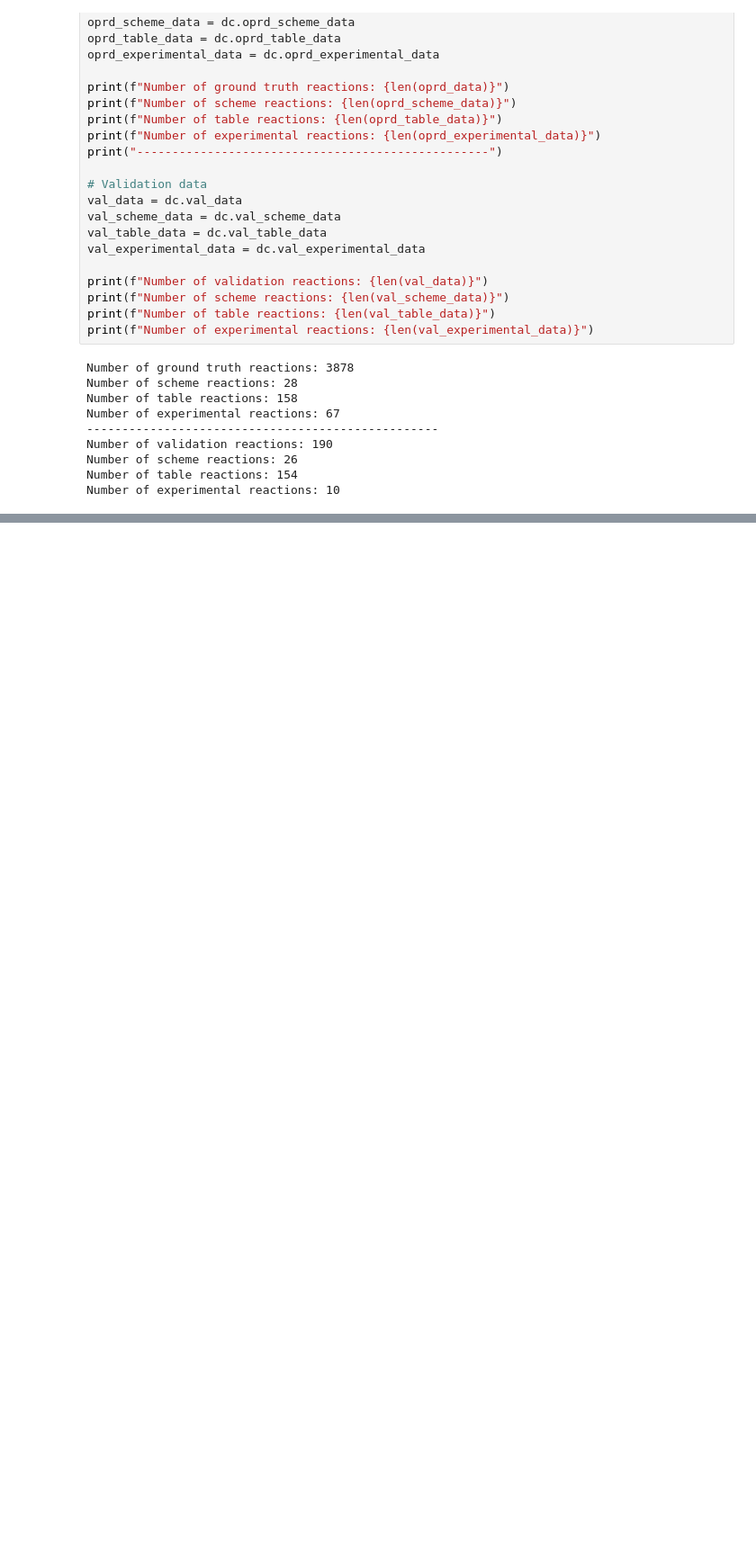
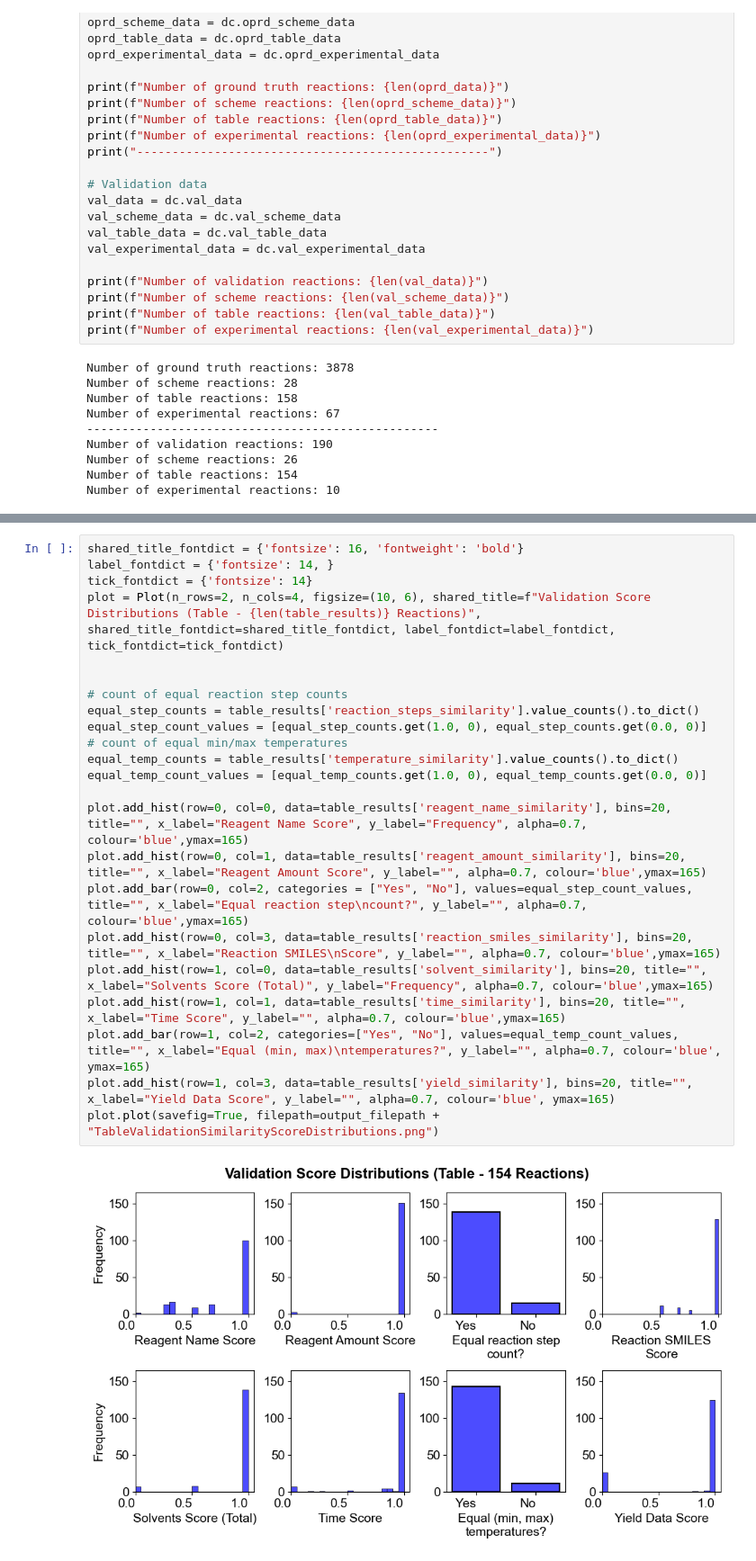
Before and after one commit to bdeadman/OPRD-100, a Jupyter notebook: notebooks/example_scoring.ipynb, the cells around one changed output, grey strips where cells are left out. Shown: that part at 90% size. Saved outputs shown, nothing was run; the diff lists cells and outputs as text; blank space fills up the shorter version.

```diff
--- a/notebooks/example_scoring.ipynb
+++ b/notebooks/example_scoring.ipynb
@@ -87,0 +211,25 @@ NameError: name 'oprd_counts_table' is not defined
+# %%
+shared_title_fontdict = {'fontsize': 16, 'fontweight': 'bold'}
+label_fontdict = {'fontsize': 14, }
+tick_fontdict = {'fontsize': 14}
+plot = Plot(n_rows=2, n_cols=4, figsize=(10, 6), shared_title=f"Validation Score Distributions (Table - {len(table_results)} Reactions)", shared_title_fontdict=shared_title_fontdict, label_fontdict=label_fontdict, tick_fontdict=tick_fontdict)
+
+
+# count of equal reaction step counts
+equal_step_counts = table_results['reaction_steps_similarity'].value_counts().to_dict()
+equal_step_count_values = [equal_step_counts.get(1.0, 0), equal_step_counts.get(0.0, 0)]
+# count of equal min/max temperatures
+equal_temp_counts = table_results['temperature_similarity'].value_counts().to_dict()
+equal_temp_count_values = [equal_temp_counts.get(1.0, 0), equal_temp_counts.get(0.0, 0)]
+
+plot.add_hist(row=0, col=0, data=table_results['reagent_name_similarity'], bins=20, title="", x_label="Reagent Name Score", y_label="Frequency", alpha=0.7, colour='blue',ymax=165)
+plot.add_hist(row=0, col=1, data=table_results['reagent_amount_similarity'], bins=20, title="", x_label="Reagent Amount Score", y_label="", alpha=0.7, colour='blue',ymax=165)
+plot.add_bar(row=0, col=2, categories = ["Yes", "No"], values=equal_step_count_values, title="", x_label="Equal reaction step\ncount?", y_label="", alpha=0.7, colour='blue',ymax=165)
+plot.add_hist(row=0, col=3, data=table_results['reaction_smiles_similarity'], bins=20, title="", x_label="Reaction SMILES\nScore", y_label="", alpha=0.7, colour='blue',ymax=165)
+plot.add_hist(row=1, col=0, data=table_results['solvent_similarity'], bins=20, title="", x_label="Solvents Score (Total)", y_label="Frequency", alpha=0.7, colour='blue',ymax=165)
+plot.add_hist(row=1, col=1, data=table_results['time_similarity'], bins=20, title="", x_label="Time Score", y_label="", alpha=0.7, colour='blue',ymax=165)
+plot.add_bar(row=1, col=2, categories=["Yes", "No"], values=equal_temp_count_values, title="", x_label="Equal (min, max)\ntemperatures?", y_label="", alpha=0.7, colour='blue', ymax=165)
+plot.add_hist(row=1, col=3, data=table_results['yield_similarity'], bins=20, title="", x_label="Yield Data Score", y_label="", alpha=0.7, colour='blue', ymax=165)
+plot.plot(savefig=True, filepath=output_filepath + "TableValidationSimilarityScoreDistributions.png")
+# %% [output]
+[figure, added]
```
Also changed, not shown: parts of 15 cells of this notebook.
